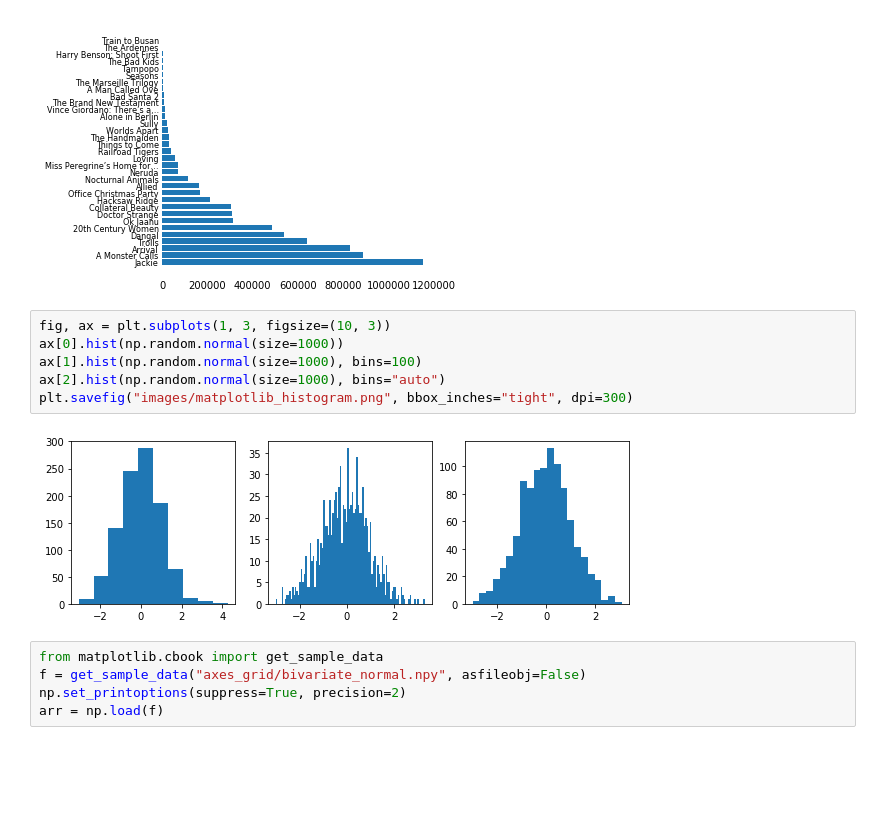
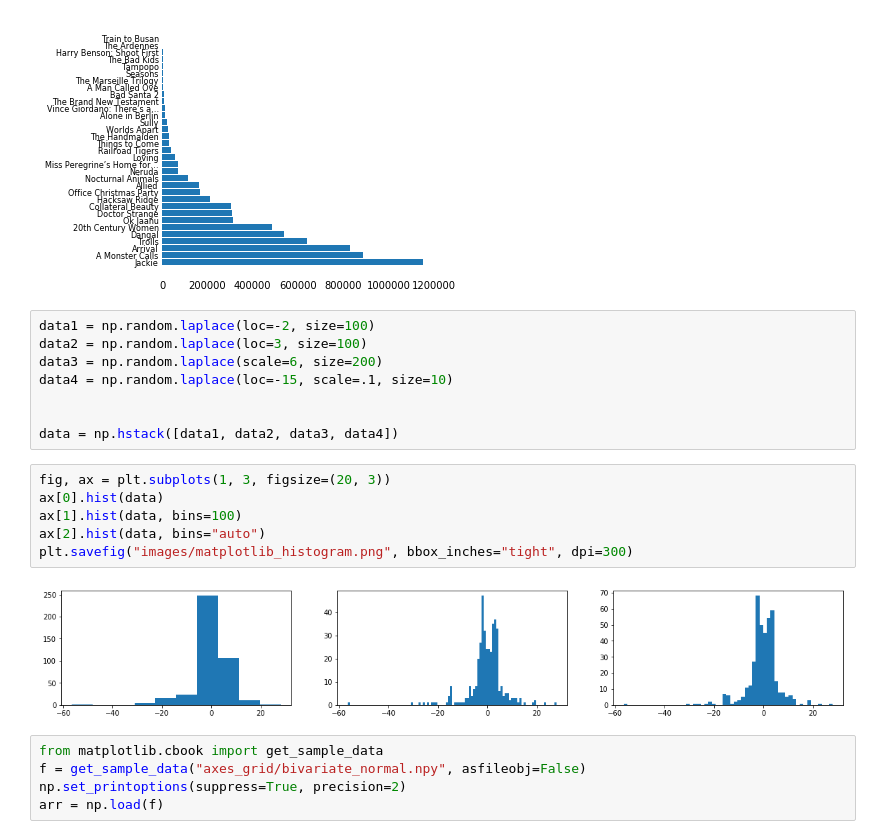
Before and after one commit to amueller/COMS4995-s20, a Jupyter notebook: slides/aml-02-matplotlib/aml-03-012517.ipynb, the cells around one changed output. Drawn from its saved outputs; the diff is of its cells as text; blank space fills up the shorter version.

Commit message:
use much more complex data for histogram

```diff
--- a/slides/aml-02-matplotlib/aml-03-012517.ipynb
+++ b/slides/aml-02-matplotlib/aml-03-012517.ipynb
@@ -776,14 +776,22 @@ plt.tight_layout()
 plt.savefig("images/matplotlib_barh", bbox_inches="tight", dpi=300)
 # %% [output]
 [figure]
+# %%
+data1 = np.random.laplace(loc=-2, size=100)
+data2 = np.random.laplace(loc=3, size=100)
+data3 = np.random.laplace(scale=6, size=200)
+data4 = np.random.laplace(loc=-15, scale=.1, size=10)
+
+
+data = np.hstack([data1, data2, data3, data4])
 # %%
-fig, ax = plt.subplots(1, 3, figsize=(10, 3))
-ax[0].hist(np.random.normal(size=1000))
-ax[1].hist(np.random.normal(size=1000), bins=100)
-ax[2].hist(np.random.normal(size=1000), bins="auto")
+fig, ax = plt.subplots(1, 3, figsize=(20, 3))
+ax[0].hist(data)
+ax[1].hist(data, bins=100)
+ax[2].hist(data, bins="auto")
 plt.savefig("images/matplotlib_histogram.png", bbox_inches="tight", dpi=300)
 # %% [output]
-[figure, old version]
+[figure, new version]
 # %%
 from matplotlib.cbook import get_sample_data
 f = get_sample_data("axes_grid/bivariate_normal.npy", asfileobj=False)
```
Also changed, not shown: parts of 2 cells of this notebook, 1 other file.
